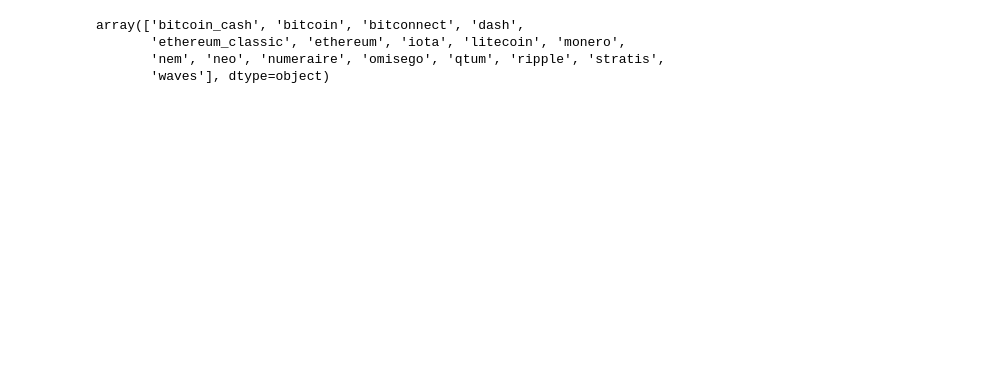
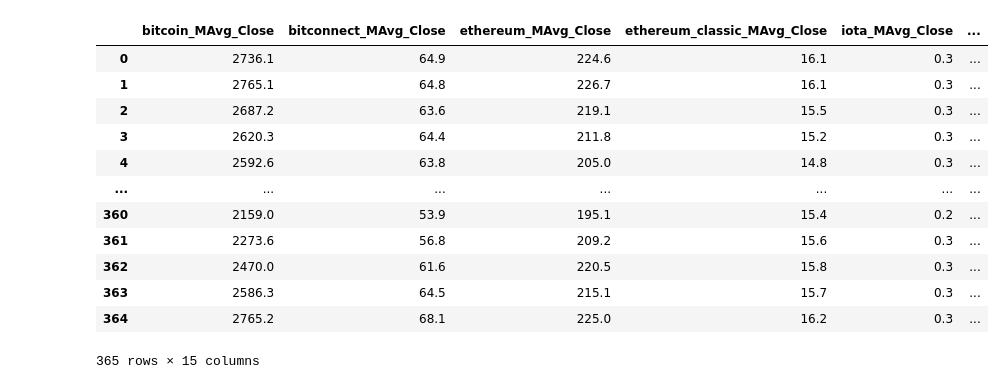
Before and after one commit to ubco-mds-2020-labs/dashboard-project-cryptocurrency_db, a Jupyter notebook: python/Draft3.ipynb, the cells around one changed output. Drawn from its saved outputs; the diff is of its cells as text; code cells hidden in the pictures; blank space fills up the shorter version.

```diff
--- a/python/Draft3.ipynb
+++ b/python/Draft3.ipynb
@@ -908,10 +908,39 @@ def crptocurrency_data():
 # %%
 crptocurrency_data()
-# %%
-x=pd.read_csv('price.csv')
-x['Name'].unique()
-# %% [output]
-array(['bitcoin_cash', 'bitcoin', 'bitconnect', 'dash',
-       'ethereum_classic', 'ethereum', 'iota', 'litecoin', 'monero',
-       'nem', 'neo', 'numeraire', 'omisego', 'qtum', 'ripple', 'stratis',
-       'waves'], dtype=object)
+# %%
+x=pd.read_csv('data.csv')
+y = x[[
+       'bitcoin_MAvg_Close',
+       'bitconnect_MAvg_Close',
+        'dash'
+       'ethereum_MAvg_Close',
+       'ethereum_classic_MAvg_Close',
+       'iota_MAvg_Close',
+       'litecoin_MAvg_Close',
+       'monero_MAvg_Close',
+       'nem_MAvg_Close',
+       'neo_MAvg_Close',
+       'numeraire_MAvg_Close',
+       'omisego_MAvg_Close',
+       'qtum_MAvg_Close',
+       'ripple_MAvg_Close',
+       'stratis_MAvg_Close',
+       'waves_MAvg_Close'
+     ]]
+y.to_csv('data3.csv')
+# %%
+y
+# %% [output]
+|  | bitcoin_MAvg_Close | bitconnect_MAvg_Close | ethereum_MAvg_Close | ethereum_classic_MAvg_Close | iota_MAvg_Close | ... |
+| 0 | 2736.1 | 64.9 | 224.6 | 16.1 | 0.3 | ... |
+| 1 | 2765.1 | 64.8 | 226.7 | 16.1 | 0.3 | ... |
+| 2 | 2687.2 | 63.6 | 219.1 | 15.5 | 0.3 | ... |
+| 3 | 2620.3 | 64.4 | 211.8 | 15.2 | 0.3 | ... |
+| 4 | 2592.6 | 63.8 | 205.0 | 14.8 | 0.3 | ... |
+| ... | ... | ... | ... | ... | ... | ... |
+| 360 | 2159.0 | 53.9 | 195.1 | 15.4 | 0.2 | ... |
+| 361 | 2273.6 | 56.8 | 209.2 | 15.6 | 0.3 | ... |
+| 362 | 2470.0 | 61.6 | 220.5 | 15.8 | 0.3 | ... |
+| 363 | 2586.3 | 64.5 | 215.1 | 15.7 | 0.3 | ... |
+| 364 | 2765.2 | 68.1 | 225.0 | 16.2 | 0.3 | ... |
+365 rows × 15 columns
```
Also changed, not shown: parts of 1 cell of this notebook, 4 other files.
